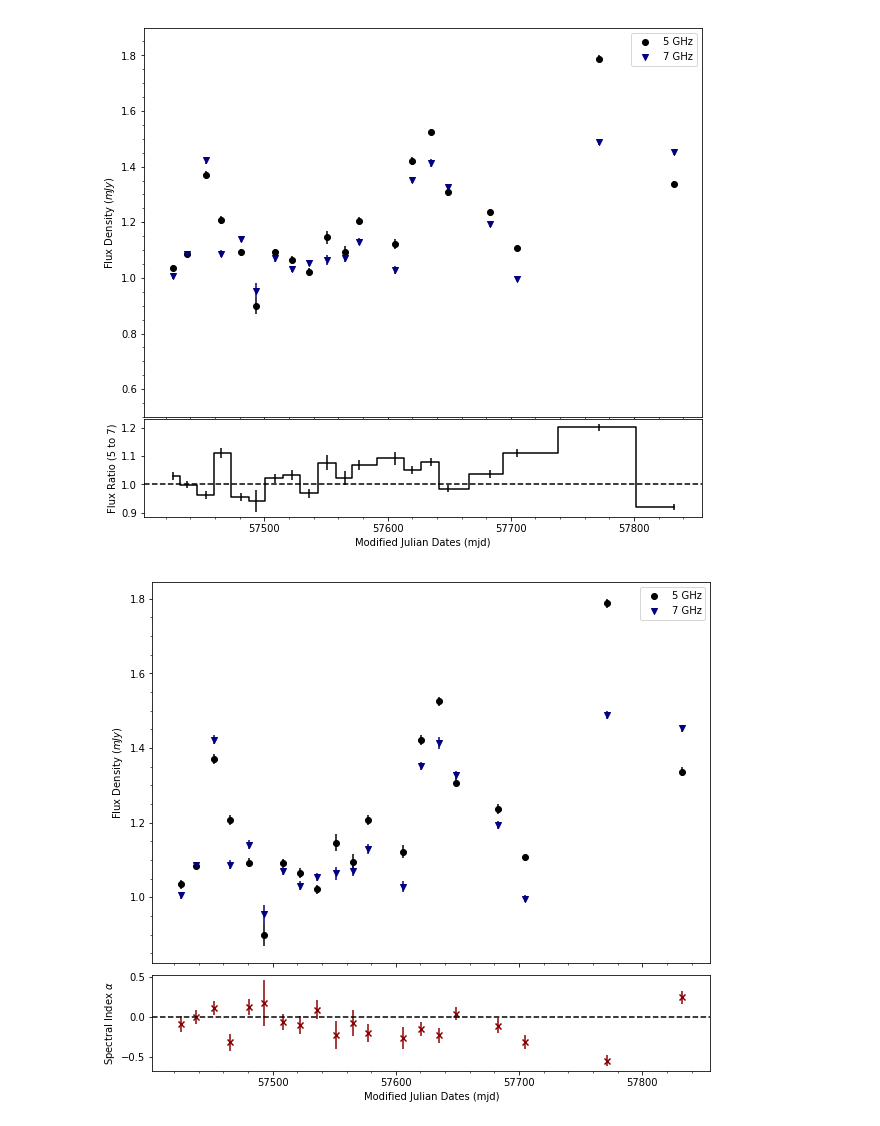
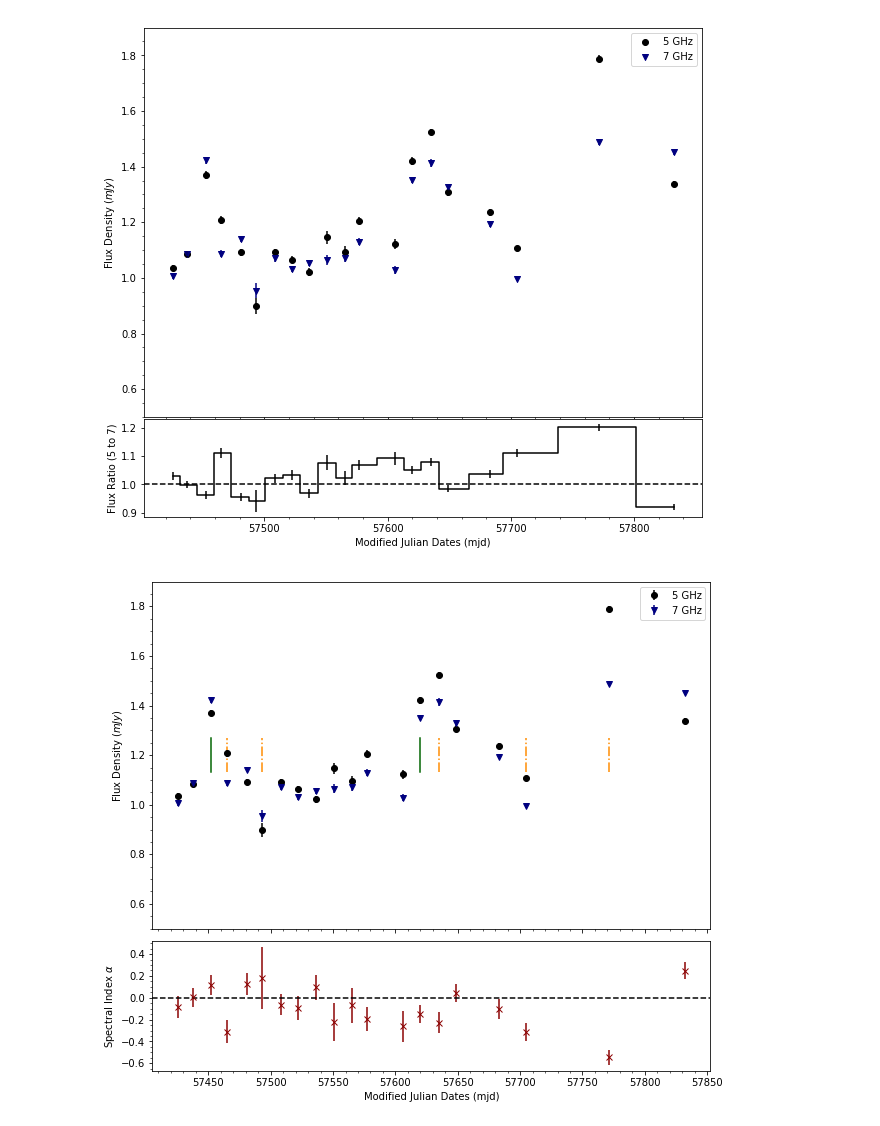
Before and after one commit to rvanlinge/radio_project, a Jupyter notebook: 1314_LTObservations.ipynb, the cells around one changed output. Saved outputs shown, nothing was run; the diff lists cells and outputs as text; code cells hidden in the pictures.

```diff
--- a/1314_LTObservations.ipynb
+++ b/1314_LTObservations.ipynb
@@ -99,23 +149,30 @@ alphaErr = np.abs(1/np.log10(5/7))*errLogR
 # %%
 # PLotting SED compared to alpha values
-fig,ax = plt.subplots(nrows=2,ncols=1,figsize=(10,9),gridspec_kw = {'hspace':.05,'height_ratios':[4,1]},sharex=True)
-ax[0].scatter(low['mjd'],low['re'],color='k',marker='o',label='5 GHz')
-ax[0].errorbar(low['mjd'],low['re'],yerr=low['ure'],color='k',linestyle='None',label='_nolegend_')
-ax[0].scatter(high['mjd'],high['re'],color='navy',marker='v',label='7 GHz')
-ax[0].errorbar(high['mjd'],high['re'],yerr=high['ure'],color='navy',linestyle='None',label='_nolegend_')
+fig,ax = plt.subplots(nrows=2,ncols=1,figsize=(10,9),gridspec_kw = {'hspace':.05,'height_ratios':[4,1.5]},sharex=True)
+ax[0].errorbar(low['mjd'],low['re'],yerr=low['ure'],color='k',fmt='o',linestyle='None',label='5 GHz')
+ax[0].errorbar(high['mjd'],high['re'],yerr=high['ure'],color='navy',fmt='v',linestyle='None',label='7 GHz')
 ax[0].legend(loc='best')
 ax[0].set_ylabel('Flux Density ($mJy$)')
+ax[0].set_ylim(0.5,1.9)
+# Pointing out epochs with flares/step-behavior
+ax[0].axvline(x=57452.489273,ymin=.45,ymax=.55,color='darkgreen')
+ax[0].axvline(x=57620.018996,ymin=.45,ymax=.55,color='darkgreen')
+ax[0].axvline(x=57465.226390,ymin=.45,ymax=.55,color='darkorange',linestyle='-.')
+ax[0].axvline(x=57493.139864,ymin=.45,ymax=.55,color='darkorange',linestyle='-.')
+ax[0].axvline(x=57634.996105,ymin=.45,ymax=.55,color='darkorange',linestyle='-.')
+ax[0].axvline(x=57704.824840,ymin=.45,ymax=.55,color='darkorange',linestyle='-.')
+ax[0].axvline(x=57771.525539,ymin=.45,ymax=.55,color='darkorange',linestyle='-.')
 ax[0].minorticks_on()
 
-ax[1].scatter(low['mjd'],alpha,color='darkred',marker='x')
-ax[1].errorbar(low['mjd'],alpha,color='darkred',yerr=alphaErr,linestyle='None',label='_nolegend_')
+ax[1].errorbar(low['mjd'],alpha,color='darkred',yerr=alphaErr,fmt='x',linestyle='None',label='_nolegend_')
 ax[1].axhline(y=0,color='k',linestyle='dashed')
 ax[1].set_ylabel('Spectral Index $\\alpha$')
+ax[1].minorticks_on()
 
 plt.xlabel('Modified Julian Dates (mjd)')
 plt.savefig('plots/1314_SED_Alpha.png')
 plt.show()
 # %% [output]
-[figure, old version]
+[figure, new version]
 # %%
 plt.figure(figsize=(10,7))
```
Also changed, not shown: parts of 20 cells of this notebook, 12 other files.
